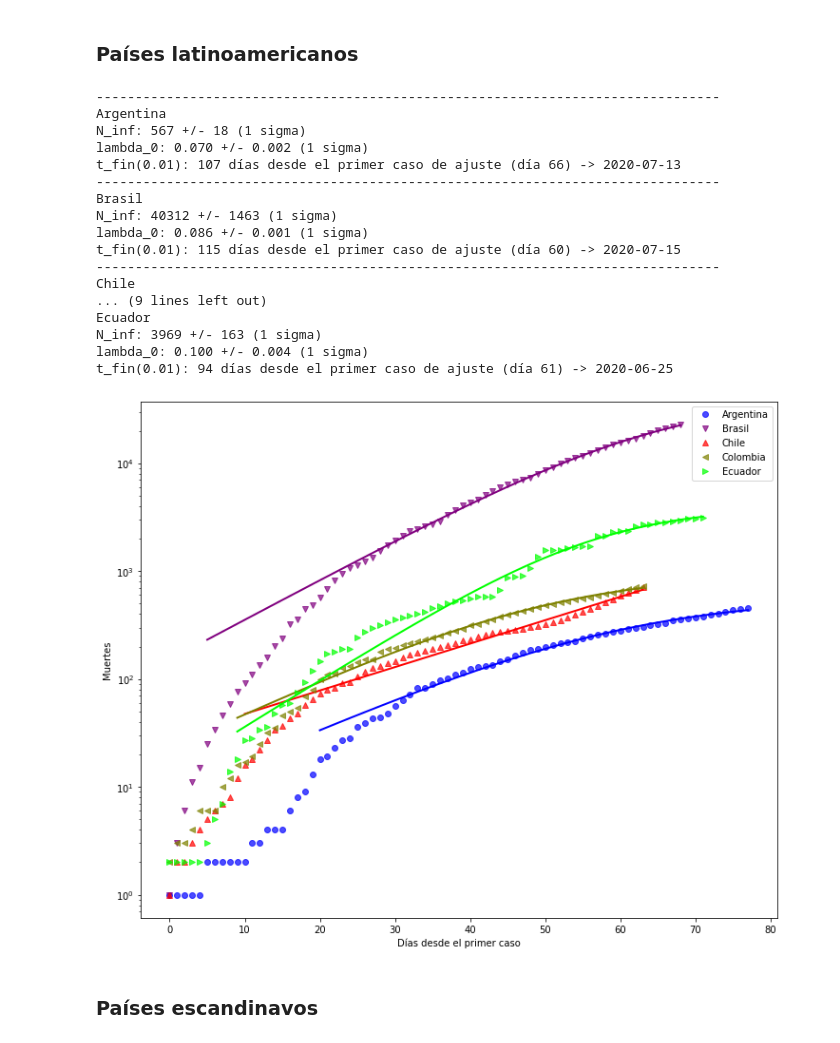
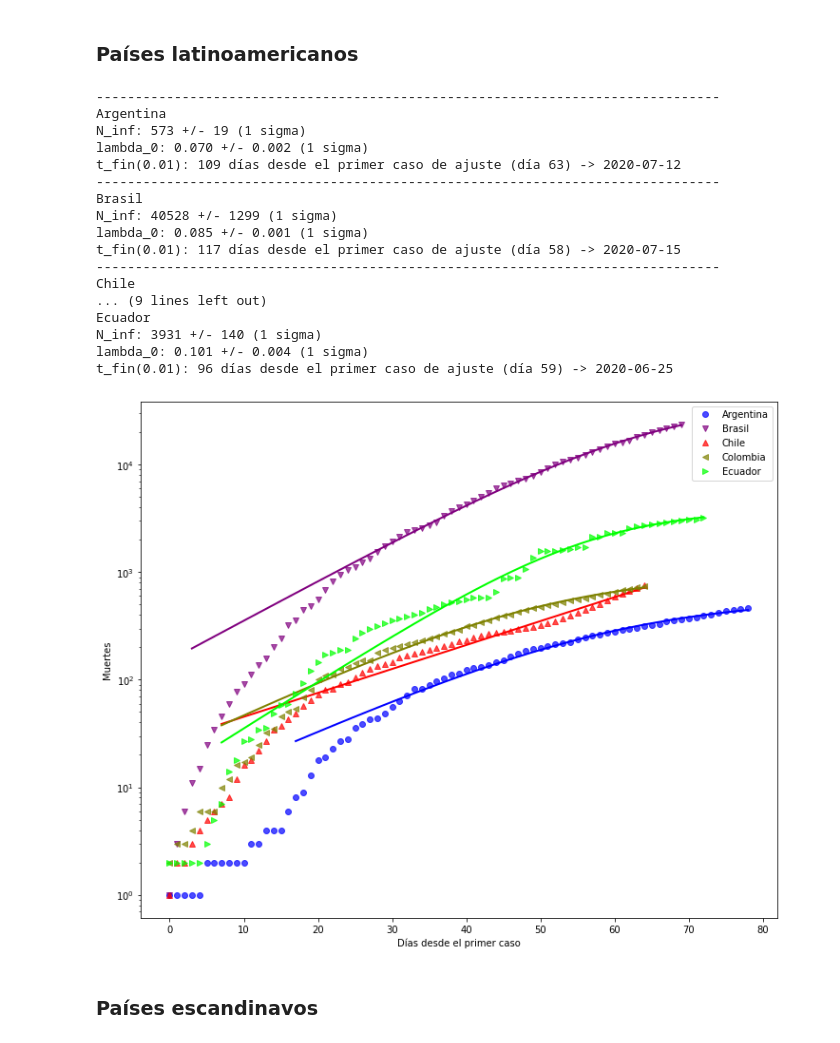
Before and after one commit to manuxch/logistic-covid19, a Jupyter notebook: Logistic_model_COVID-19.ipynb, the cells around one changed output. Drawn from its saved outputs; the diff is of its cells as text; code cells hidden in the pictures.

```diff
--- a/Logistic_model_COVID-19.ipynb
+++ b/Logistic_model_COVID-19.ipynb
@@ -275,26 +276,26 @@ t_fin(0.01): 84 días desde el primer caso de ajuste (día 56) -> 2020-06-10
 # %% [markdown]
 ### Países latinoamericanos
 # %%
-plot_fit(deadths_lat, 16, 'Muertes', logscale=True, p_fin=0.01)
+plot_fit(deadths_lat, 7, 'Muertes', logscale=True, p_fin=0.01)
 # %% [output]
 --------------------------------------------------------------------------------
 Argentina
-N_inf: 567 +/- 18 (1 sigma)
+N_inf: 573 +/- 19 (1 sigma)
 lambda_0: 0.070 +/- 0.002 (1 sigma)
-t_fin(0.01): 107 días desde el primer caso de ajuste (día 66) -> 2020-07-13
+t_fin(0.01): 109 días desde el primer caso de ajuste (día 63) -> 2020-07-12
 --------------------------------------------------------------------------------
 Brasil
-N_inf: 40312 +/- 1463 (1 sigma)
-lambda_0: 0.086 +/- 0.001 (1 sigma)
-t_fin(0.01): 115 días desde el primer caso de ajuste (día 60) -> 2020-07-15
+N_inf: 40528 +/- 1299 (1 sigma)
+lambda_0: 0.085 +/- 0.001 (1 sigma)
+t_fin(0.01): 117 días desde el primer caso de ajuste (día 58) -> 2020-07-15
 --------------------------------------------------------------------------------
 Chile
 ... (9 lines left out)
 Ecuador
-N_inf: 3969 +/- 163 (1 sigma)
-lambda_0: 0.100 +/- 0.004 (1 sigma)
-t_fin(0.01): 94 días desde el primer caso de ajuste (día 61) -> 2020-06-25
+N_inf: 3931 +/- 140 (1 sigma)
+lambda_0: 0.101 +/- 0.004 (1 sigma)
+t_fin(0.01): 96 días desde el primer caso de ajuste (día 59) -> 2020-06-25
-[figure, old version]
+[figure, new version]
 # %% [markdown]
 ### Países escandinavos
 # %%
```
Also changed, not shown: parts of 8 cells of this notebook.
